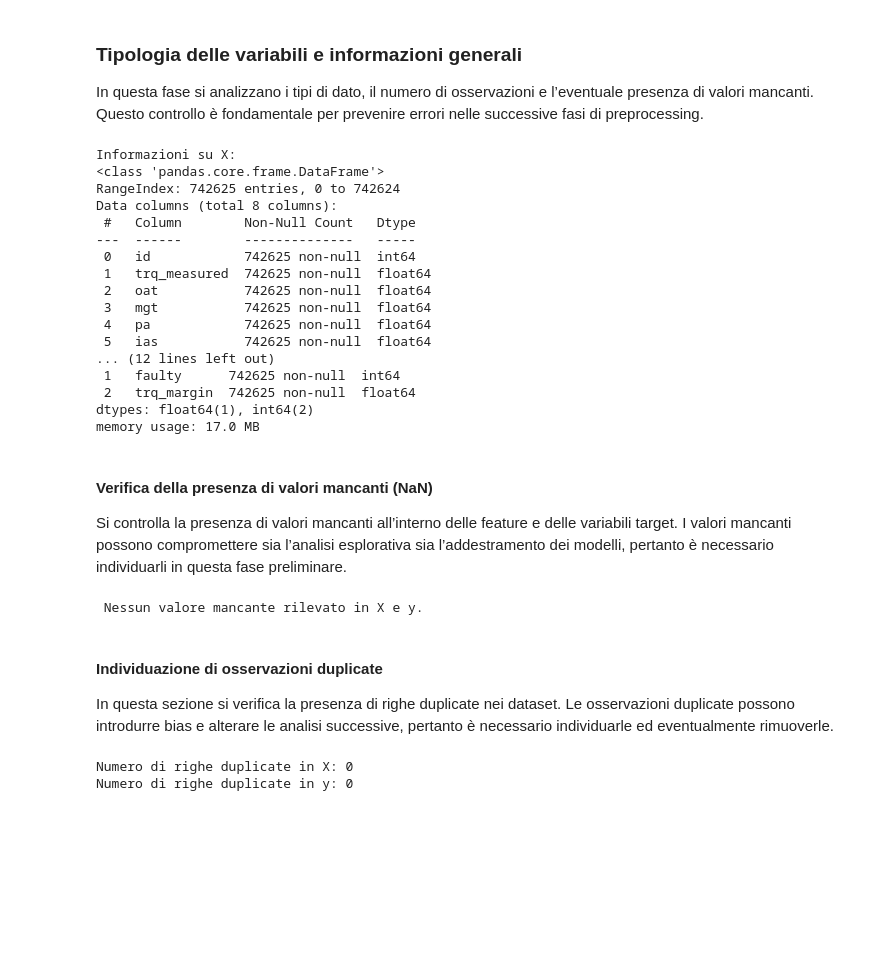
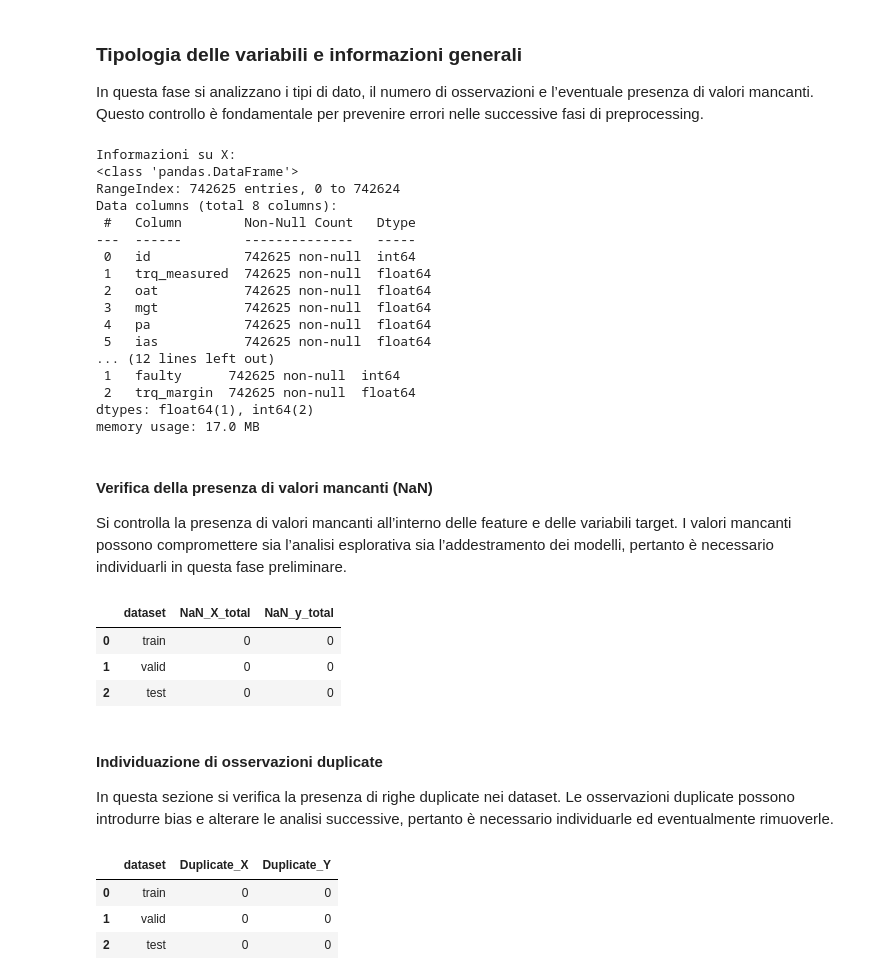
Before and after one commit to giadarem/PHM_2024_Project, a Jupyter notebook: notebooks/Step1/01_dataset_inspection.ipynb, the cells around one changed output. Drawn from its saved outputs; the diff is of its cells as text; code cells hidden in the pictures; blank space fills up the shorter version.

```diff
--- a/notebooks/Step1/01_dataset_inspection.ipynb
+++ b/notebooks/Step1/01_dataset_inspection.ipynb
@@ -60,13 +62,13 @@ In questa fase si analizzano i tipi di dato, il numero di osservazioni e l’eve
 Questo controllo è fondamentale per prevenire errori nelle successive fasi di preprocessing.
 # %%
 print("Informazioni su X:")
-df_x.info()
+df_x_train.info()
 
 print("\nInformazioni su y:")
-df_y.info()
+df_y_train.info()
 # %% [output]
 Informazioni su X:
-<class 'pandas.core.frame.DataFrame'>
+<class 'pandas.DataFrame'>
 RangeIndex: 742625 entries, 0 to 742624
 Data columns (total 8 columns):
  #   Column        Non-Null Count   Dtype
@@ -87,22 +89,66 @@ memory usage: 17.0 MB
 Si controlla la presenza di valori mancanti all’interno delle feature e delle variabili target.
 I valori mancanti possono compromettere sia l’analisi esplorativa sia l’addestramento dei modelli, pertanto è necessario individuarli in questa fase preliminare.
 # %%
-nan_x_count = df_x.isna().sum()
-nan_y_count = df_y.isna().sum()
+dataset={
 
-if nan_x_count.sum() == 0 and nan_y_count.sum() == 0:
-    print(" Nessun valore mancante rilevato in X e y.")
-else:
-    print("Attenzione: sono presenti valori mancanti nel dataset.")
+    "train":{"X":df_x_train,"y":df_y_train},
+    "valid": {"X":df_x_val},
+    "test":{"X":df_x_test}
+}
+results = []
+
+for name, dataset in dataset.items():
+    X = dataset["X"]
+    nanX = dataset["X"].isna().sum().sum()
+
+    if "y" in dataset:
+        y = dataset["y"]
+        nany = dataset["y"].isna().sum().sum()
+
+    results.append({
+        "dataset": name,
+        "NaN_X_total": nanX,
+        "NaN_y_total": nany
+    })
+
+duplicate = pd.DataFrame(results)
+duplicate
 # %% [output]
- Nessun valore mancante rilevato in X e y.
+|  | dataset | NaN_X_total | NaN_y_total |
+| 0 | train | 0 | 0 |
+| 1 | valid | 0 | 0 |
+| 2 | test | 0 | 0 |
 # %% [markdown]
 #### Individuazione di osservazioni duplicate
 In questa sezione si verifica la presenza di righe duplicate nei dataset.
 Le osservazioni duplicate possono introdurre bias e alterare le analisi successive, pertanto è necessario individuarle ed eventualmente rimuoverle.
 # %%
-print("Numero di righe duplicate in X:", df_x.duplicated().sum())
-print("Numero di righe duplicate in y:", df_y.duplicated().sum())
+dataset={
+    "train":{"X":df_x_train,"y":df_y_train},
+    "valid": {"X":df_x_val},
+    "test":{"X":df_x_test}
+}
+
+results = []
+
+for name, dataset in dataset.items():
+    X = dataset["X"]
+    duplicateX = dataset["X"].duplicated().sum().sum()
+
+    if "y" in dataset:
+        y = dataset["y"]
+        duplicateY = dataset["y"].duplicated().sum().sum()
+
+    results.append({
+        "dataset": name,
+        "Duplicate_X": duplicateX,
+        "Duplicate_Y": duplicateY
+    })
+
+duplicate = pd.DataFrame(results)
+duplicate
 # %% [output]
-Numero di righe duplicate in X: 0
-Numero di righe duplicate in y: 0
+|  | dataset | Duplicate_X | Duplicate_Y |
+| 0 | train | 0 | 0 |
+| 1 | valid | 0 | 0 |
+| 2 | test | 0 | 0 |
```
Also changed, not shown: parts of 5 cells of this notebook.
